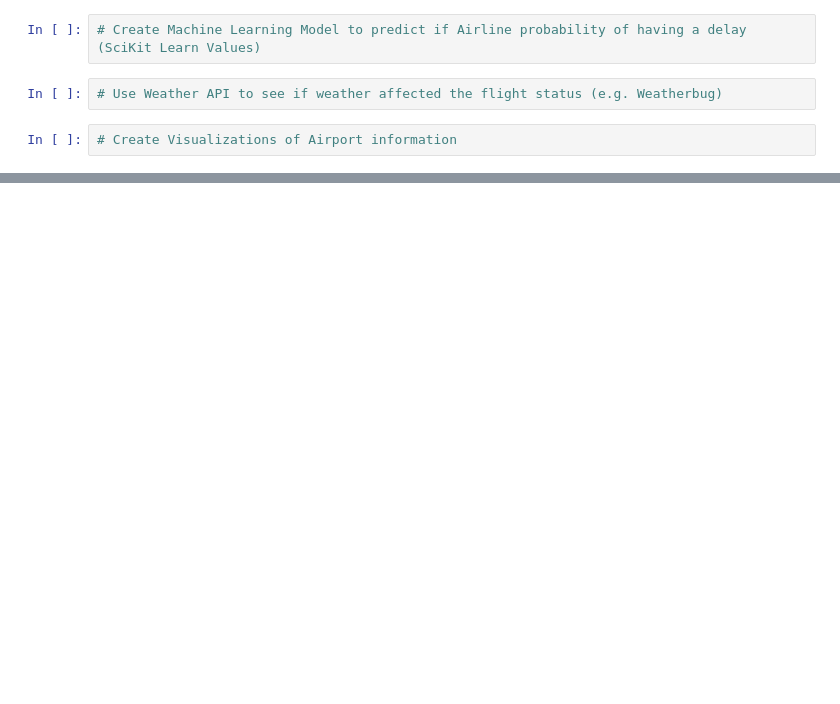
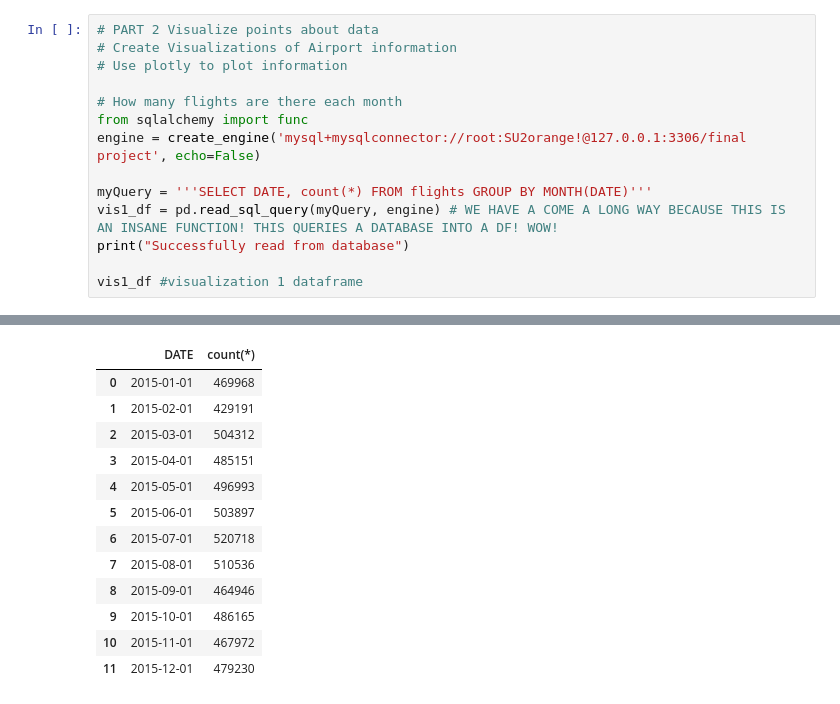
Before and after one commit to ChillOutAlan/652-Final-Project, a Jupyter notebook: Cleansing.ipynb, the cells around one changed output, grey strips where cells are left out. Drawn from its saved outputs; the diff is of its cells as text; blank space fills up the shorter version.

```diff
--- a/Cleansing.ipynb
+++ b/Cleansing.ipynb
@@ -146,6 +241,15 @@ except:
-# %%
-# Create Machine Learning Model to predict if Airline probability of having a delay (SciKit Learn Values)
-# %%
-# Use Weather API to see if weather affected the flight status (e.g. Weatherbug)
-# %%
-# Create Visualizations of Airport information
+# %%
+# PART 2 Visualize points about data
+# Create Visualizations of Airport information
+# Use plotly to plot information
+
+# How many flights are there each month
+from sqlalchemy import func
+engine = create_engine('mysql+mysqlconnector://root:SU2orange!@127.0.0.1:3306/final project', echo=False)
+
+myQuery = '''SELECT DATE, count(*) FROM flights GROUP BY MONTH(DATE)'''
+vis1_df = pd.read_sql_query(myQuery, engine) # WE HAVE A COME A LONG WAY BECAUSE THIS IS AN INSANE FUNCTION! THIS QUERIES A DATABASE INTO A DF! WOW!
+print("Successfully read from database")
+
+vis1_df #visualization 1 dataframe
+# %% [output]
@@ -151,0 +257,13 @@ except:
+|  | DATE | count(*) |
+| 0 | 2015-01-01 | 469968 |
+| 1 | 2015-02-01 | 429191 |
+| 2 | 2015-03-01 | 504312 |
+| 3 | 2015-04-01 | 485151 |
+| 4 | 2015-05-01 | 496993 |
+| 5 | 2015-06-01 | 503897 |
+| 6 | 2015-07-01 | 520718 |
+| 7 | 2015-08-01 | 510536 |
+| 8 | 2015-09-01 | 464946 |
+| 9 | 2015-10-01 | 486165 |
+| 10 | 2015-11-01 | 467972 |
+| 11 | 2015-12-01 | 479230 |
```
Also changed, not shown: parts of 17 cells of this notebook.
